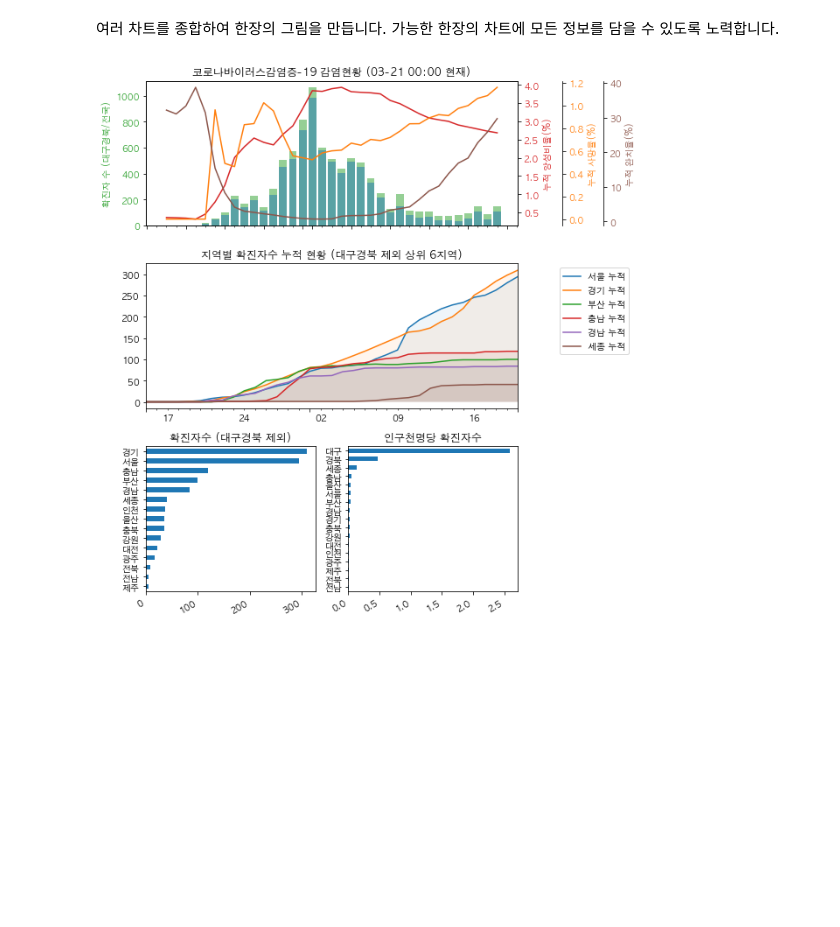
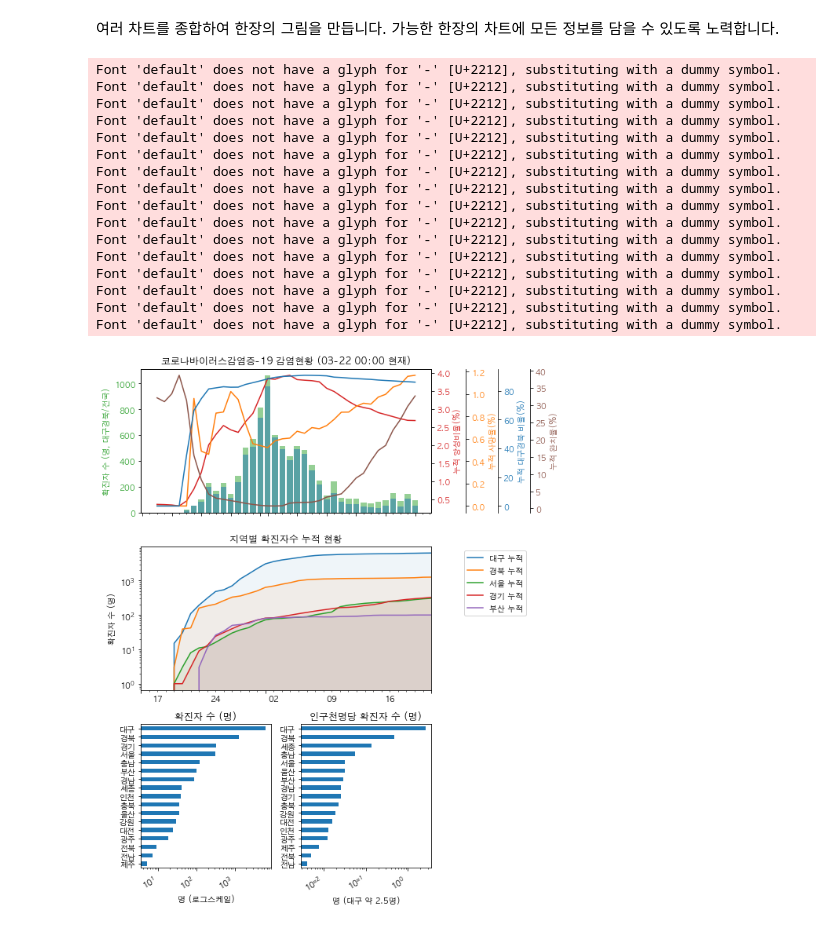
Before and after one commit to yong27/coronadaily, a Jupyter notebook: COVID19-daily-analysis.ipynb, the cells around one changed output. Saved outputs shown, nothing was run; the diff lists cells and outputs as text; code cells hidden in the pictures; blank space fills up the shorter version.

Commit message:
03-22 00:00 data added; region chart set log scale

```diff
--- a/COVID19-daily-analysis.ipynb
+++ b/COVID19-daily-analysis.ipynb
@@ -172,11 +172,11 @@ density.iloc[:-1, :][['2018-인구', '2018-인구밀도']].plot(kind='bar')
 # %% [markdown]
 여러 차트를 종합하여 한장의 그림을 만듭니다. 가능한 한장의 차트에 모든 정보를 담을 수 있도록 노력합니다.
 # %%
-fig = plt.figure(figsize=(9, 9))
+fig = plt.figure(figsize=(9, 10))
 
 ax1 = fig.add_subplot(3, 1, 1)
 color = 'tab:green'
-ax1.set_ylabel('확진자 수 (대구경북/전국)', color=color)
+ax1.set_ylabel('확진자 수 (명, 대구경북/전국)', color=color)
 ax1.tick_params(axis='y', labelcolor=color)
 ax1.set_title(f'코로나바이러스감염증-19 감염현황 ({datestr})')
 ax1.xaxis.set_minor_locator(mdates.DayLocator())
@@ -196,46 +196,68 @@ ax1_2.spines["right"].set_position(("axes", 1.12))
 ax1_2.set_ylabel('누적 사망율(%)', color=color)  # we already handled the x-label with ax1
 ax1_2.plot(df['누적 사망율'], color=color)
 ax1_2.tick_params(axis='y', labelcolor=color)
 
-#ax1_3 = ax1.twinx()
-#color = 'tab:blue'
-#ax1_3.spines["right"].set_position(("axes", 1.26))
-#ax1_3.set_ylabel('누적 대구경북 비율(%)', color=color)  # we already handled the x-label with ax1
-#ax1_3.plot(df['누적 대구경북'], color=color)
-#ax1_3.tick_params(axis='y', labelcolor=color)
+ax1_3 = ax1.twinx()
+color = 'tab:blue'
+ax1_3.spines["right"].set_position(("axes", 1.23))
+ax1_3.set_ylabel('누적 대구경북 비율(%)', color=color)  # we already handled the x-label with ax1
+ax1_3.plot(df['누적 대구경북'], color=color)
+ax1_3.tick_params(axis='y', labelcolor=color)
 
 ax1_4 = ax1.twinx()
 color = 'tab:brown'
-ax1_4.spines["right"].set_position(("axes", 1.23))
+ax1_4.spines["right"].set_position(("axes", 1.34))
 ax1_4.set_ylabel('누적 완치율(%)', color=color)  # we already handled the x-label with ax1
 ax1_4.plot(df['누적 완치율'], color=color)
 ax1_4.tick_params(axis='y', labelcolor=color)
 
+ax2 = fig.add_subplot(3, 1, 2)
+ax2.set_title('지역별 확진자수 누적 현황')
 
-ax2 = fig.add_subplot(3, 1, 2)
-ax2.set_title('지역별 확진자수 누적 현황 (대구경북 제외 상위 6지역)')
-
-for acu in ['서울 누적', '경기 누적', '부산 누적', '충남 누적', '경남 누적', '세종 누적']:
+for acu in ['대구 누적', '경북 누적', '서울 누적', '경기 누적', '부산 누적']: #, '충남 누적', '경남 누적', '세종 누적', '인천 누적']:
     df[acu].plot(ax=ax2)
     ax2.fill_between(df.index, df[acu], alpha=0.07)
 
 ax2.legend(loc='upper left', bbox_to_anchor=(1.1, 1))
 ax2.xaxis.set_minor_locator(mdates.DayLocator())
+ax2.set_yscale('log')
+ax2.set_ylabel('확진자 수 (명)')
+
 
 ax3_1 = fig.add_subplot(3, 2, 5)
-ax3_1.set_title('확진자수 (대구경북 제외)')
+ax3_1.set_title('확진자 수 (명)')
 wotk = regions.copy()
-wotk.remove('대구')
-wotk.remove('경북')
+#wotk.remove('대구')
+#wotk.remove('경북')
 df[wotk].sum().sort_values().plot(kind='barh', ax=ax3_1)
+ax3_1.set_xscale('log')
+ax3_1.set_xlabel('명 (로그스케일)')
 
 ax3_2 = fig.add_subplot(3, 2, 6)
-ax3_2.set_title('인구천명당 확진자수')
+ax3_2.set_title('인구천명당 확진자 수 (명)')
 confirm_density = df[regions].sum() / density.loc[regions, '2018-인구']
 confirm_density.sort_values().plot(kind='barh', ax=ax3_2)
+ax3_2.set_xscale('log')
+ax3_2.set_xlabel('명 (대구 약 2.5명)')
 
 fig.autofmt_xdate()
 plt.tight_layout()
 plt.savefig(f'daily-chart/covid19-stat-{today.strftime("%m%d")}.png', dpi=200, format='png')
 # %% [output]
+Font 'default' does not have a glyph for '-' [U+2212], substituting with a dummy symbol.
+Font 'default' does not have a glyph for '-' [U+2212], substituting with a dummy symbol.
+Font 'default' does not have a glyph for '-' [U+2212], substituting with a dummy symbol.
+Font 'default' does not have a glyph for '-' [U+2212], substituting with a dummy symbol.
+Font 'default' does not have a glyph for '-' [U+2212], substituting with a dummy symbol.
+Font 'default' does not have a glyph for '-' [U+2212], substituting with a dummy symbol.
+Font 'default' does not have a glyph for '-' [U+2212], substituting with a dummy symbol.
+Font 'default' does not have a glyph for '-' [U+2212], substituting with a dummy symbol.
+Font 'default' does not have a glyph for '-' [U+2212], substituting with a dummy symbol.
+Font 'default' does not have a glyph for '-' [U+2212], substituting with a dummy symbol.
+Font 'default' does not have a glyph for '-' [U+2212], substituting with a dummy symbol.
+Font 'default' does not have a glyph for '-' [U+2212], substituting with a dummy symbol.
+Font 'default' does not have a glyph for '-' [U+2212], substituting with a dummy symbol.
+Font 'default' does not have a glyph for '-' [U+2212], substituting with a dummy symbol.
+Font 'default' does not have a glyph for '-' [U+2212], substituting with a dummy symbol.
+Font 'default' does not have a glyph for '-' [U+2212], substituting with a dummy symbol.
-[figure, old version]
+[figure, new version]
```
Also changed, not shown: parts of 2 cells of this notebook, 1 other file.
